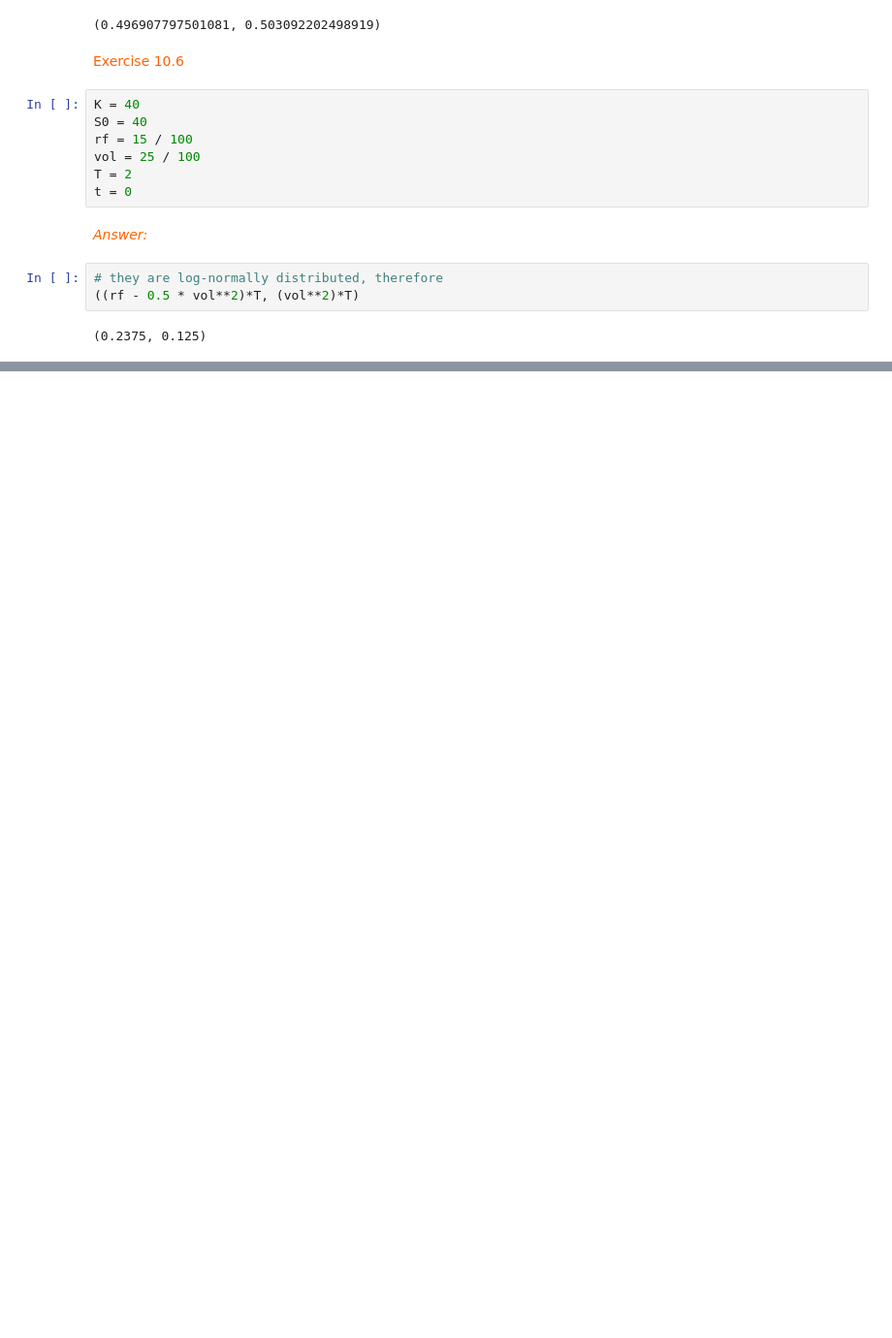
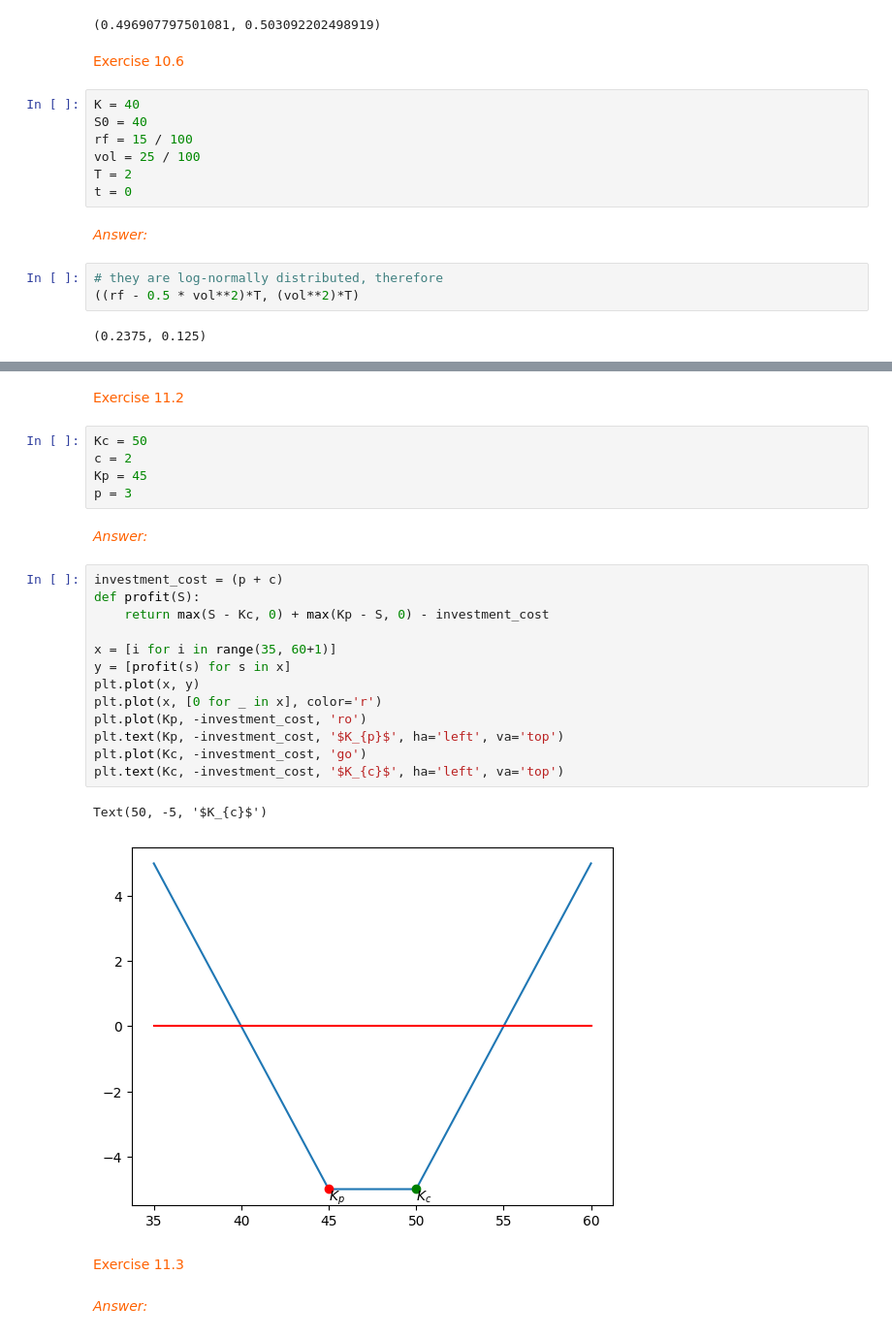
Before and after one commit to YavuzBozkurt/Warren-Buffet-At-Work, a Jupyter notebook: fm_ch10&ch11.ipynb, the cells around one changed output, grey strips where cells are left out. Shown at 97% size. Cells and saved outputs as stored; diff of their text form; blank space fills up the shorter version.

```diff
--- a/fm_ch10&ch11.ipynb
+++ b/fm_ch10&ch11.ipynb
@@ -112,0 +128,29 @@ _<span style="color:#ff6200;">Answer:</span>_
+# %% [markdown]
+<span style="color:#ff6200;">Exercise 11.2</span>
+# %%
+Kc = 50
+c = 2
+Kp = 45
+p = 3
+# %% [markdown]
+_<span style="color:#ff6200;">Answer:</span>_
+# %%
+investment_cost = (p + c)
+def profit(S):
+    return max(S - Kc, 0) + max(Kp - S, 0) - investment_cost
+
+x = [i for i in range(35, 60+1)]
+y = [profit(s) for s in x]
+plt.plot(x, y)
+plt.plot(x, [0 for _ in x], color='r')
+plt.plot(Kp, -investment_cost, 'ro')
+plt.text(Kp, -investment_cost, '$K_{p}$', ha='left', va='top')
+plt.plot(Kc, -investment_cost, 'go')
+plt.text(Kc, -investment_cost, '$K_{c}$', ha='left', va='top')
+# %% [output]
+Text(50, -5, '$K_{c}$')
+[figure, added]
+# %% [markdown]
+<span style="color:#ff6200;">Exercise 11.3</span>
+# %% [markdown]
+_<span style="color:#ff6200;">Answer:</span>_
```
Also changed, not shown: parts of 22 cells of this notebook.
